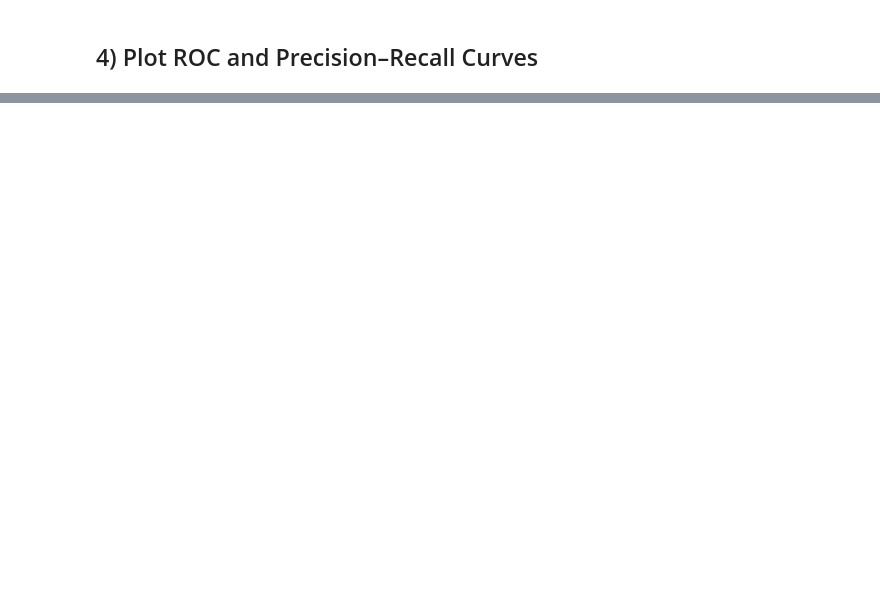
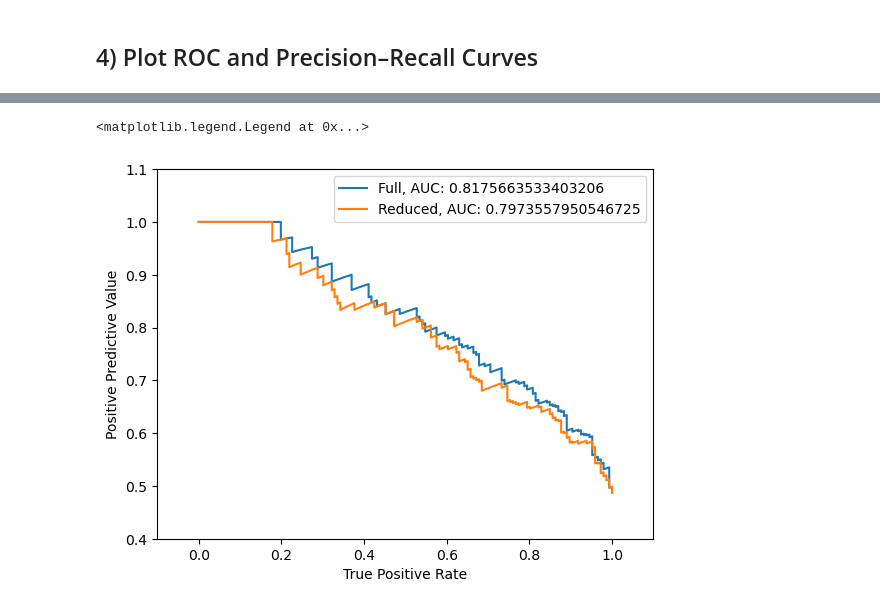
Before and after one commit to swnesbitt/ATMS-523-Module-5-Checkin, a Jupyter notebook: notebooks/LogReg_Compare_Models.ipynb, the cells around one changed output, grey strips where cells are left out. Drawn from its saved outputs; the diff is of its cells as text; code cells hidden in the pictures; blank space fills up the shorter version.

```diff
--- a/notebooks/LogReg_Compare_Models.ipynb
+++ b/notebooks/LogReg_Compare_Models.ipynb
@@ -86,3 +153,20 @@ ypred_reduced = (yprob_reduced >= thr).astype(int)
+# %%
+precision_f, recall_f, _f = precision_recall_curve(yf_test, yprob_full)
+precision_r, recall_r, _r = precision_recall_curve(yr_test, yprob_reduced)
+
+pr_auc_f = auc(recall_f, precision_f)
+pr_auc_r = auc(recall_r, precision_r)
+
+plt.plot(recall_f, precision_f, label='Full, AUC: '+ str(pr_auc_f))
+plt.plot(recall_r, precision_r, label='Reduced, AUC: '+ str(pr_auc_r))
+plt.xlim(-.1,1.1)
+plt.ylim(.4,1.1)
+plt.xlabel('True Positive Rate')
+plt.ylabel('Positive Predictive Value')
+plt.legend()
+# %% [output]
+<matplotlib.legend.Legend at 0x...>
+[figure, added]
 # %% [markdown]
 ## 5) Interpretation
 
```
Also changed, not shown: parts of 8 cells of this notebook.
